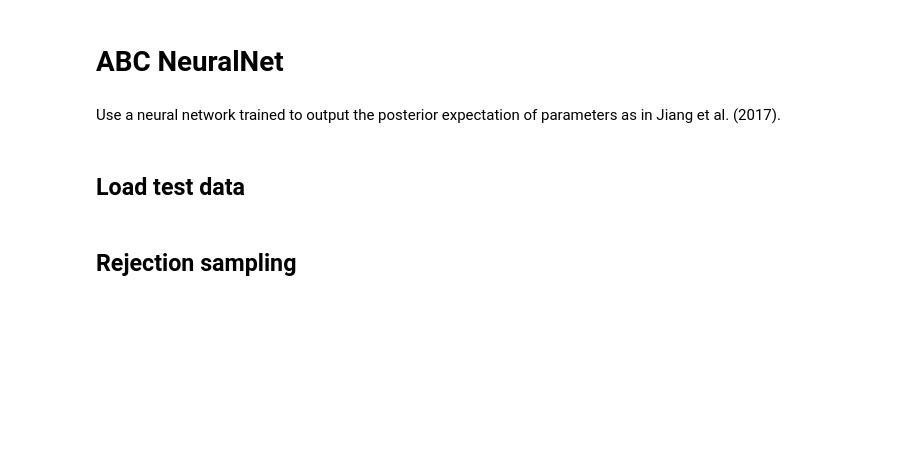
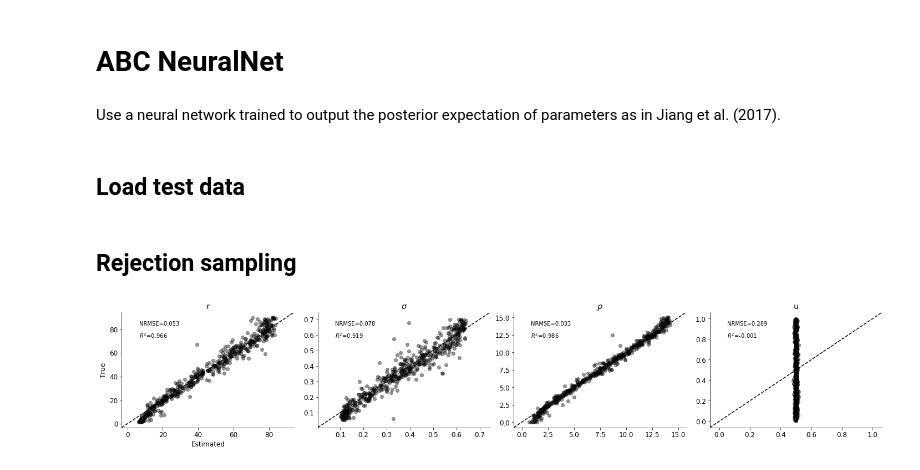
Before and after one commit to stefanradev93/cINN, a Jupyter notebook: Ricker_Comparison.ipynb, the cells around one changed output. Drawn from its saved outputs; the diff is of its cells as text; code cells hidden in the pictures; blank space fills up the shorter version.

```diff
--- a/Ricker_Comparison.ipynb
+++ b/Ricker_Comparison.ipynb
@@ -696,3 +692,9 @@ np.save('sim_data/ricker_results_abcnn/theta_samples_abcnn.npy', theta_approx_sa
+# %%
+# theta_approx_samples = abc_reject(X_train_ricker, theta_train_ricker, X_test_sum)
+# np.save('sim_data/ricker_results_abcnn/theta_samples_abcnn.npy', theta_approx_samples)
+theta_samples = np.load('sim_data/ricker_results_abcnn/theta_samples_abcnn.npy')
 # %%
 plot_true_est_scatter(None, None, theta_test, n_samples_posterior,
-                      param_names, theta_approx_means=theta_approx_samples.mean(0))
+                      param_names, theta_approx_means=theta_samples.mean(0))
+# %% [output]
+[figure, added]
```
Also changed, not shown: parts of 3 cells of this notebook, 1 other file.
